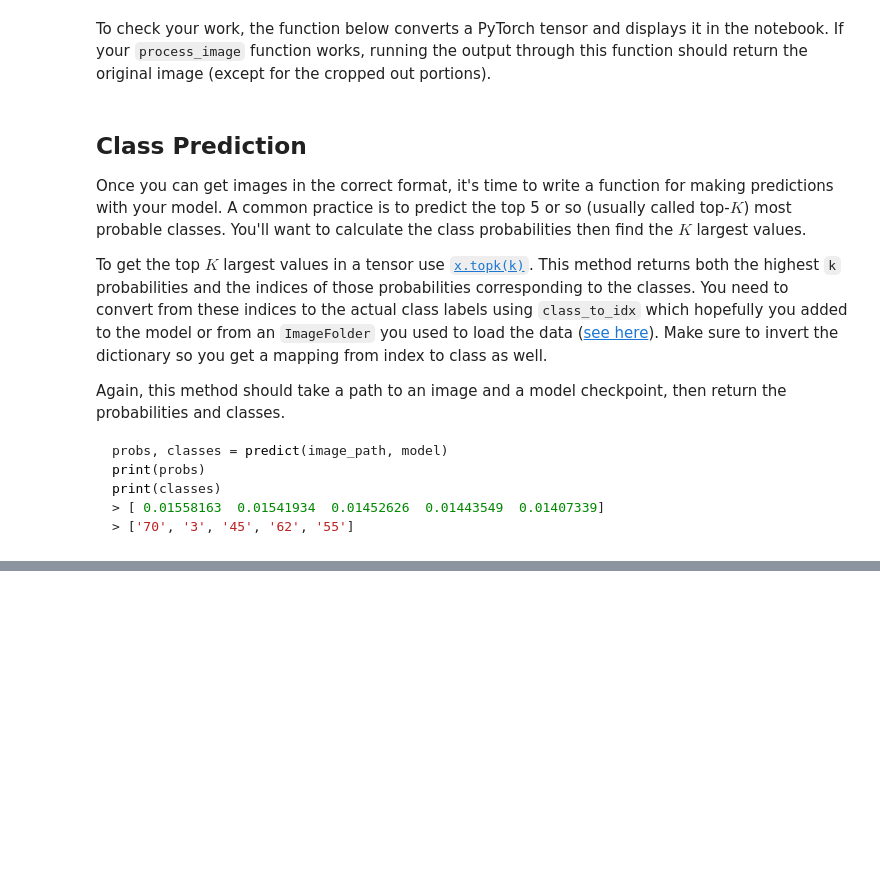
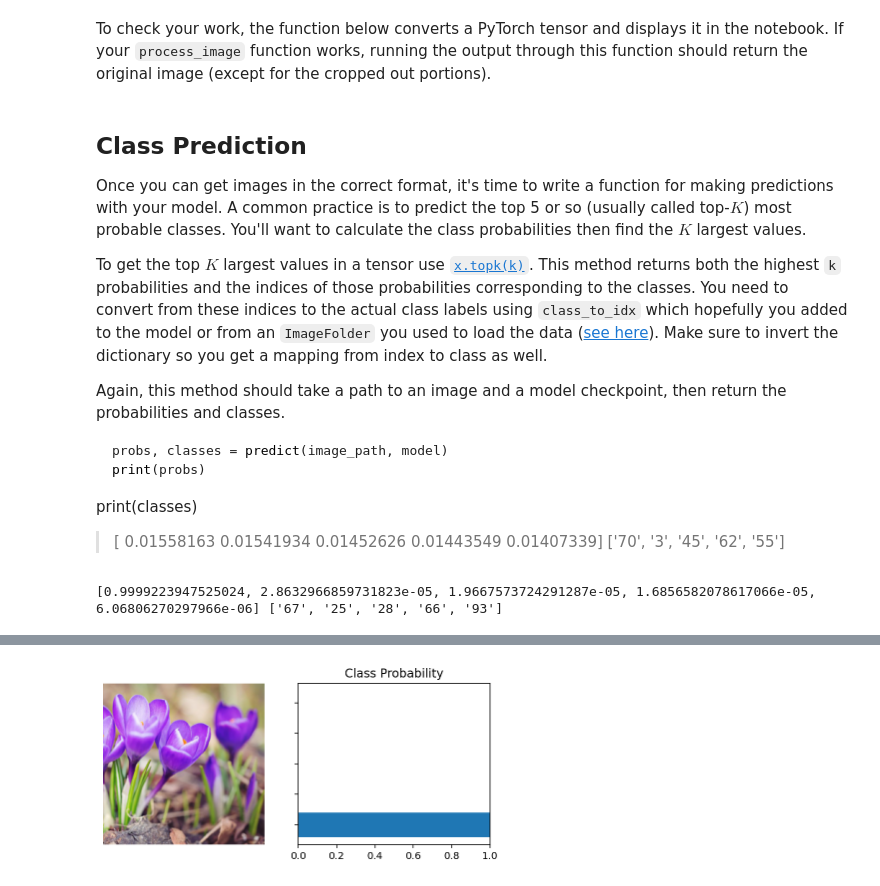
Before and after one commit to christiaan-lombard/udacityproject-image-classifier, a Jupyter notebook: Image Classifier Project.ipynb, the cells around one changed output, grey strips where cells are left out. Saved outputs shown, nothing was run; the diff lists cells and outputs as text; code cells hidden in the pictures; blank space fills up the shorter version.

````diff
--- a/Image Classifier Project.ipynb
+++ b/Image Classifier Project.ipynb
@@ -416,16 +424,36 @@ Again, this method should take a path to an image and a model checkpoint, then r
 ```python
 probs, classes = predict(image_path, model)
 print(probs)
+```
 print(classes)
 > [ 0.01558163  0.01541934  0.01452626  0.01443549  0.01407339]
 > ['70', '3', '45', '62', '55']
-```
 # %%
+idx_to_class = dict(zip(model.class_to_idx.values(),model.class_to_idx.keys()))
+
 def predict(image_path, model, topk=5):
     ''' Predict the class (or classes) of an image using a trained deep learning model.
     '''
+    with torch.no_grad():
+        # TODO: Implement the code to predict the class from an image file
 
-    # TODO: Implement the code to predict the class from an image file
+        model.eval()
+        image = torch.Tensor(process_image(image_path).unsqueeze(0)).to(device)
+
+        log_probs = model.forward(image).cpu()
+        probs = torch.exp(log_probs)
+
+        # top predictions
+        top_probs, top_class = probs.topk(5, dim=1)
+        top_class = [idx_to_class[i.item()] for i in top_class.flatten()]
+        top_probs = top_probs.flatten()
+
+        return (top_probs.numpy().tolist(), top_class)
+
+probs, classes = predict('assets/spring_crocus.jpg', model)
+print(probs, classes)
+# %% [output]
+[0.9999223947525024, 2.8632966859731823e-05, 1.9667573724291287e-05, 1.6856582078617066e-05, 6.06806270297966e-06] ['67', '25', '28', '66', '93']
 # %% [markdown]
 ## Sanity Checking
 
@@ -436,3 +464,14 @@ Now that you can use a trained model for predictions, check to make sure it make
 You can convert from the class integer encoding to actual flower names with the `cat_to_name.json` file (should have been loaded earlier in the notebook). To show a PyTorch tensor as an image, use the `imshow` function defined above.
 # %%
 # TODO: Display an image along with the top 5 classes
+
+
+labels = [cat_to_name[c] for c in classes]
+plot.plot_image_prediction(
+    process_image('assets/spring_crocus.jpg'),
+    probs,
+    classes,
+    labels
+)
+# %% [output]
+[figure, added]
````
Also changed, not shown: parts of 10 cells of this notebook, 2 other files.
